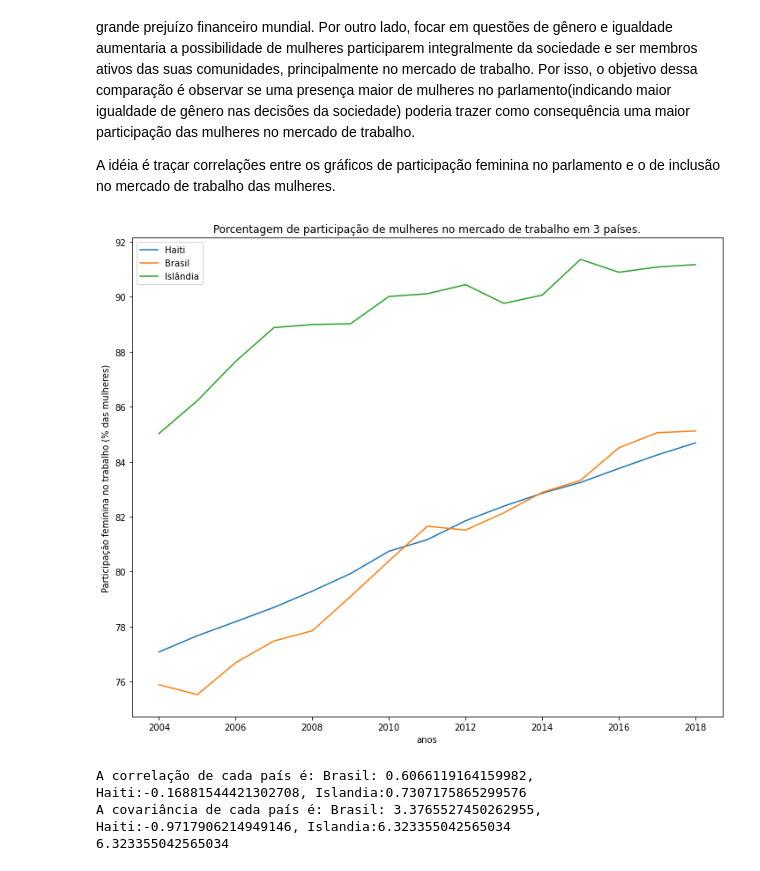
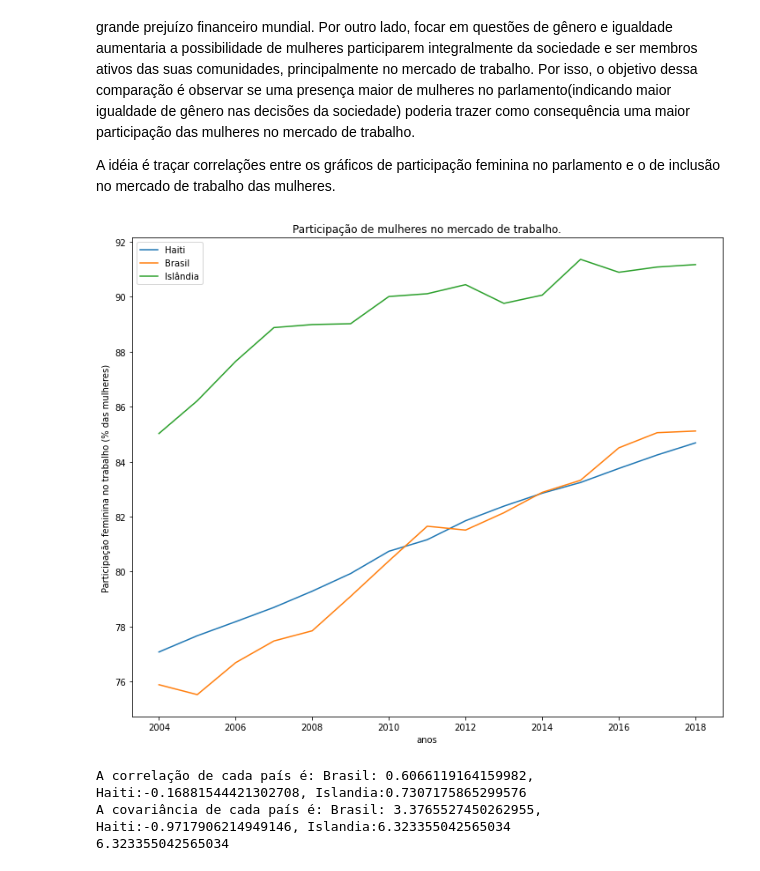
Before and after one commit to C0D8/APS-CDADOS, a Jupyter notebook: aps_1.ipynb, the cells around one changed output. Cells and saved outputs as stored; diff of their text form; code cells hidden in the pictures.

```diff
--- a/aps_1.ipynb
+++ b/aps_1.ipynb
@@ -59,30 +59,30 @@ A idéia é traçar correlações entre os gráficos de participação feminina
 # %%
 df_servicos = pd.read_csv('data/API_SL.SRV.EMPL.FE.ZS_DS2_en_csv_v2_4354717.csv', skiprows = 4)
 df_servicos.head()
 
 filtro_haiti = df['Country Name'] == 'Haiti'
 filtro_br = df['Country Name'] == 'Brazil'
 filtro_islandia = df['Country Name'] == 'Iceland'
 
 df_brasil_servicos = df_servicos[filtro_br]
 df_haiti_servicos = df_servicos[filtro_haiti]
 df_noruga_servicos = df_servicos[filtro_islandia]
 
 
 taxa_servicos_haiti = df_haiti_servicos[anos_str].mean()
 taxa_servicos_brasil = df_brasil_servicos[anos_str].mean()
 taxa_servicos_islandia = df_noruga_servicos[anos_str].mean()
 plt.figure(figsize=(12,10))
 plt.plot(anos, taxa_servicos_haiti)
 plt.plot(anos,taxa_servicos_brasil)
 plt.plot(anos,taxa_servicos_islandia)
 plt.legend(['Haiti', 'Brasil', 'Islândia'])
 plt.xlabel("anos")
 plt.ylabel("Participação feminina no trabalho (% das mulheres)")
-plt.title('Porcentagem de participação de mulheres no mercado de trabalho em 3 países.')
+plt.title('Participação de mulheres no mercado de trabalho.')
 plt.show()
 # %% [output]
-[figure, old version]
+[figure, new version]
 # %%
 #Correlação
 concat_haiti = pd.concat((taxa_de_mulheres_no_parlamento_do_haiti, taxa_servicos_haiti), join='inner', axis=1)
```
Also changed, not shown: parts of 3 cells of this notebook.
